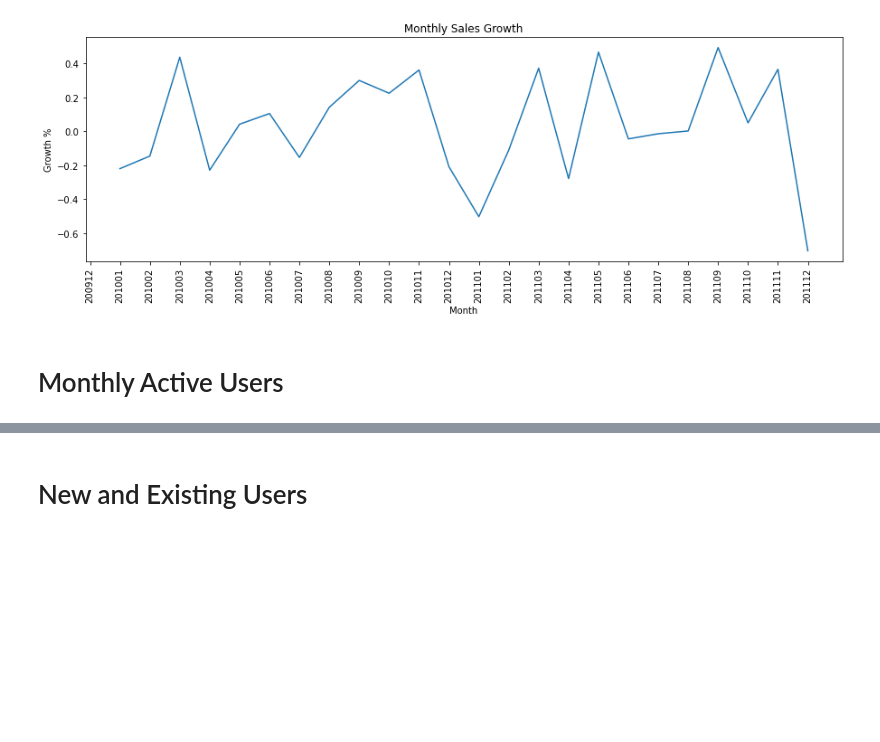
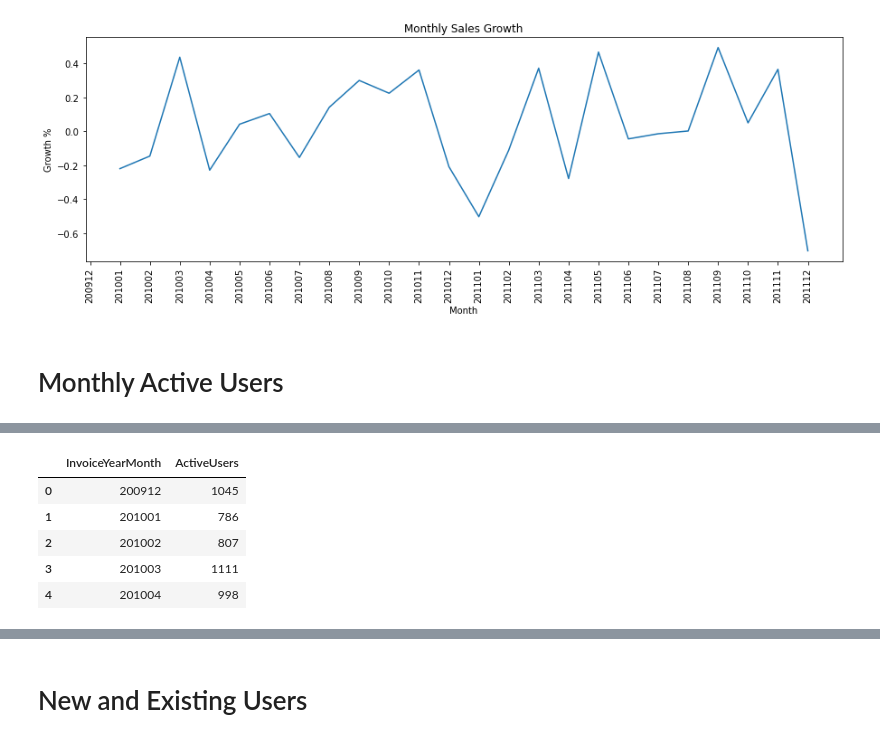
Before and after one commit to jarviscanada/jarvis_data_eng_VishaySingh, a Jupyter notebook: python_data_analytics/python_data_wrangling/retail_data_analytics_wrangling.ipynb, the cells around one changed output, grey strips where cells are left out. Drawn from its saved outputs; the diff is of its cells as text; code cells hidden in the pictures; blank space fills up the shorter version.

```diff
--- a/python_data_analytics/python_data_wrangling/retail_data_analytics_wrangling.ipynb
+++ b/python_data_analytics/python_data_wrangling/retail_data_analytics_wrangling.ipynb
@@ -333,0 +327,15 @@ Text(0.5, 1.0, 'Monthly Sales Growth')
+# %%
+df = pd.read_sql("""SELECT (EXTRACT(YEAR FROM invoice_date) * 100 + EXTRACT(MONTH FROM invoice_date)) as InvoiceYearMonth, COUNT(DISTINCT customer_id) AS cnt
+FROM retail
+GROUP BY (EXTRACT(YEAR FROM invoice_date) * 100 + EXTRACT(MONTH FROM invoice_date))
+ORDER BY (EXTRACT(YEAR FROM invoice_date) * 100 + EXTRACT(MONTH FROM invoice_date)) ASC""", engine.connect())
+df.columns = ['InvoiceYearMonth', 'ActiveUsers']
+df = df.astype({'InvoiceYearMonth': int, 'ActiveUsers': int})
+df.head()
+# %% [output]
+|  | InvoiceYearMonth | ActiveUsers |
+| 0 | 200912 | 1045 |
+| 1 | 201001 | 786 |
+| 2 | 201002 | 807 |
+| 3 | 201003 | 1111 |
+| 4 | 201004 | 998 |
```
Also changed, not shown: parts of 3 cells of this notebook, 15 other files.
